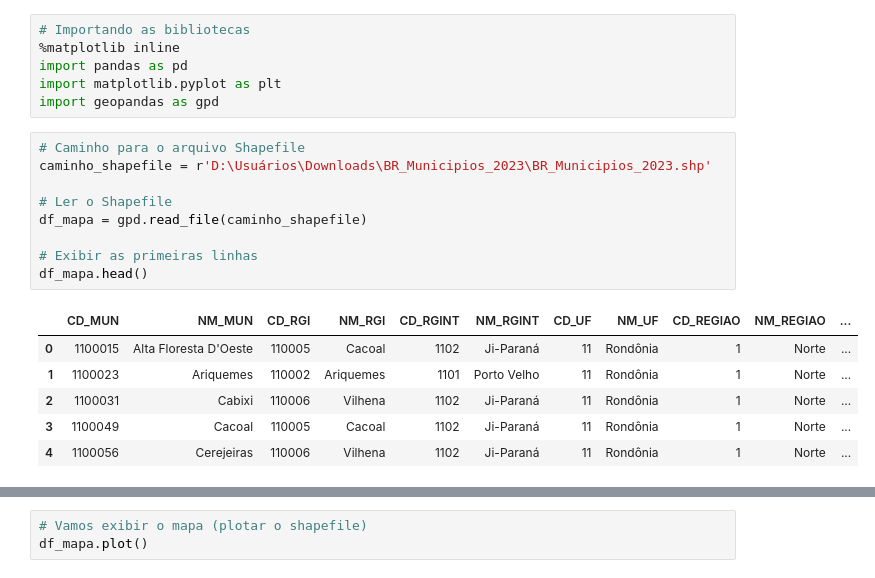
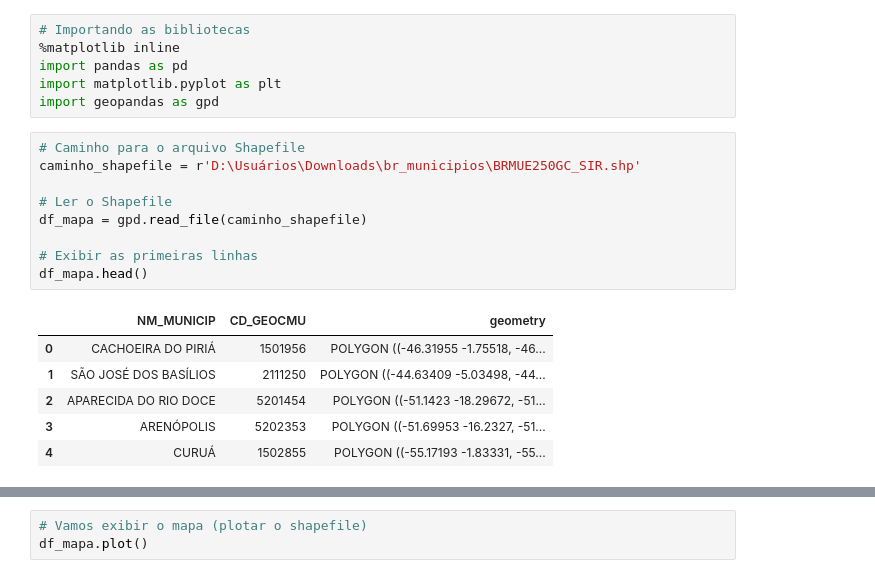
Before and after one commit to MarceloVasselai/mapa_eleicoes_2018_v2, a Jupyter notebook: mapa_eleicoes_2018_2turno.ipynb, the cells around one changed output, grey strips where cells are left out. Saved outputs shown, nothing was run; the diff lists cells and outputs as text.

```diff
--- a/mapa_eleicoes_2018_2turno.ipynb
+++ b/mapa_eleicoes_2018_2turno.ipynb
@@ -8,17 +8,17 @@ import matplotlib.pyplot as plt
 import geopandas as gpd
 # %%
 # Caminho para o arquivo Shapefile
-caminho_shapefile = r'D:\Usuários\Downloads\BR_Municipios_2023\BR_Municipios_2023.shp'
+caminho_shapefile = r'D:\Usuários\Downloads\br_municipios\BRMUE250GC_SIR.shp'
 
 # Ler o Shapefile
 df_mapa = gpd.read_file(caminho_shapefile)
 
 # Exibir as primeiras linhas
 df_mapa.head()
 # %% [output]
-|  | CD_MUN | NM_MUN | CD_RGI | NM_RGI | CD_RGINT | NM_RGINT | CD_UF | NM_UF | CD_REGIAO | NM_REGIAO | ... |
-| 0 | 1100015 | Alta Floresta D'Oeste | 110005 | Cacoal | 1102 | Ji-Paraná | 11 | Rondônia | 1 | Norte | ... |
-| 1 | 1100023 | Ariquemes | 110002 | Ariquemes | 1101 | Porto Velho | 11 | Rondônia | 1 | Norte | ... |
-| 2 | 1100031 | Cabixi | 110006 | Vilhena | 1102 | Ji-Paraná | 11 | Rondônia | 1 | Norte | ... |
-| 3 | 1100049 | Cacoal | 110005 | Cacoal | 1102 | Ji-Paraná | 11 | Rondônia | 1 | Norte | ... |
-| 4 | 1100056 | Cerejeiras | 110006 | Vilhena | 1102 | Ji-Paraná | 11 | Rondônia | 1 | Norte | ... |
+|  | NM_MUNICIP | CD_GEOCMU | geometry |
+| 0 | CACHOEIRA DO PIRIÁ | 1501956 | POLYGON ((-46.31955 -1.75518, -46... |
+| 1 | SÃO JOSÉ DOS BASÍLIOS | 2111250 | POLYGON ((-44.63409 -5.03498, -44... |
+| 2 | APARECIDA DO RIO DOCE | 5201454 | POLYGON ((-51.1423 -18.29672, -51... |
+| 3 | ARENÓPOLIS | 5202353 | POLYGON ((-51.69953 -16.2327, -51... |
+| 4 | CURUÁ | 1502855 | POLYGON ((-55.17193 -1.83331, -55... |
```
Also changed, not shown: parts of 36 cells of this notebook, 1 other file.
